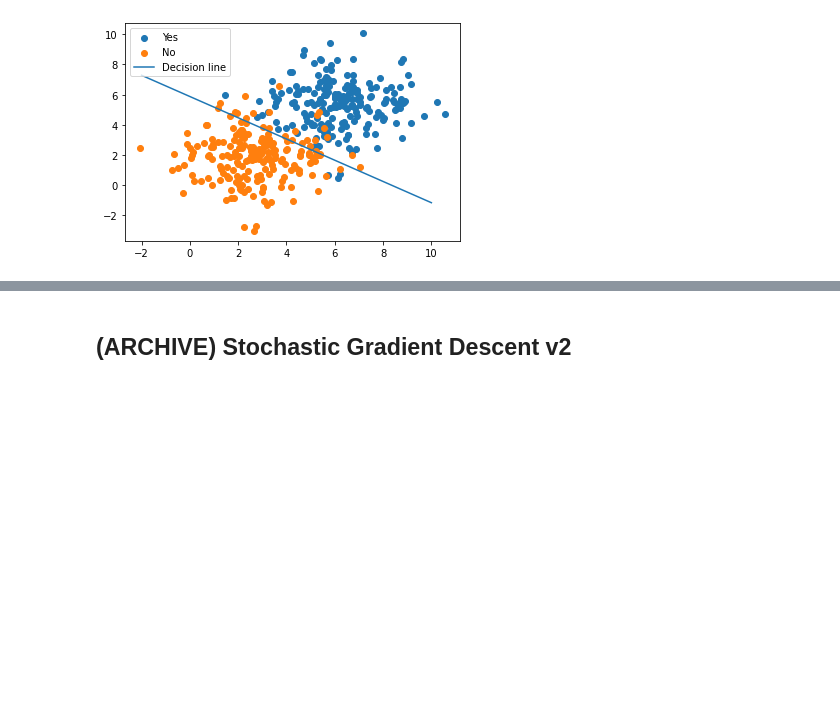
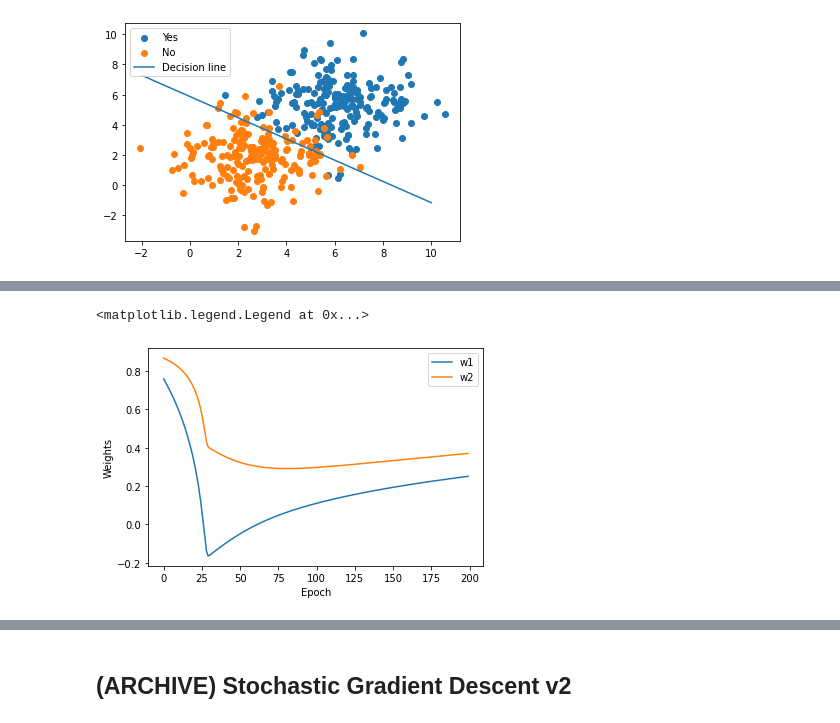
Before and after one commit to kurkurzz/Code, a Jupyter notebook: Binary Classification with Perceptron using SGD and BGD.ipynb, the cells around one changed output, grey strips where cells are left out. Saved outputs shown, nothing was run; the diff lists cells and outputs as text; code cells hidden in the pictures; blank space fills up the shorter version.

```diff
--- a/Binary Classification with Perceptron using SGD and BGD.ipynb
+++ b/Binary Classification with Perceptron using SGD and BGD.ipynb
@@ -363,0 +451,9 @@ N0 class: 0.8676470588235294
+# %%
+thetas_history = np.array(thetas_history)
+plt.plot(thetas_history[:, 1:])
+plt.xlabel('Epoch')
+plt.ylabel('Weights')
+plt.legend(['w1', 'w2'])
+# %% [output]
+<matplotlib.legend.Legend at 0x...>
+[figure, added]
```
Also changed, not shown: parts of 17 cells of this notebook.
